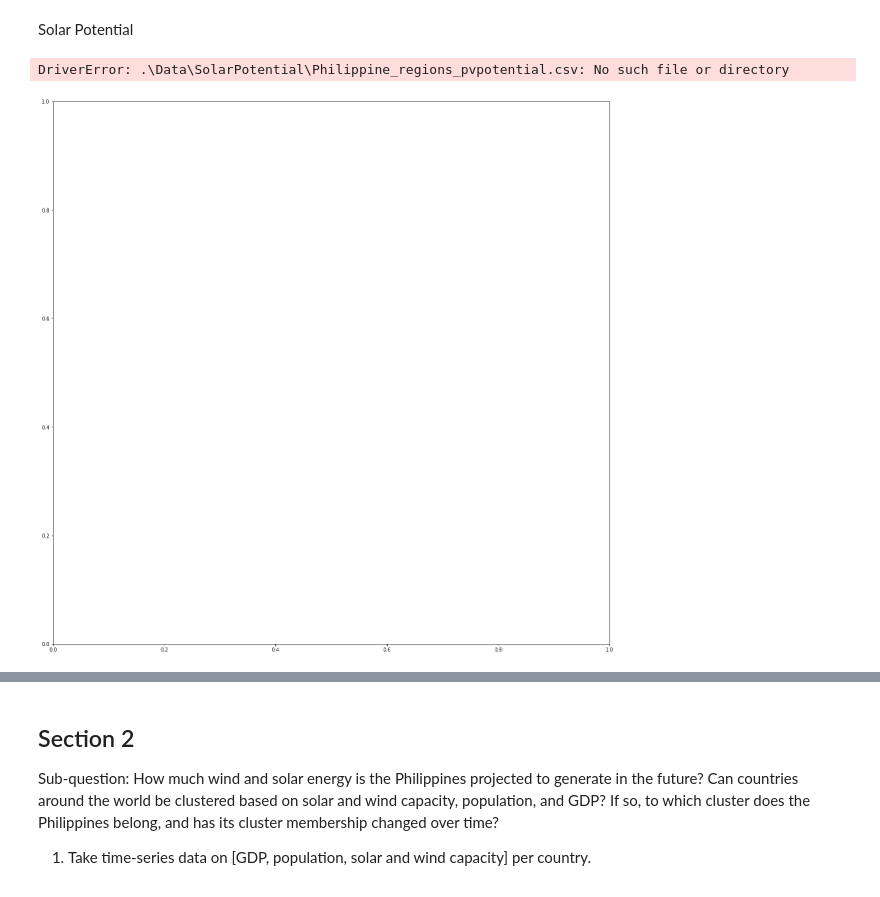
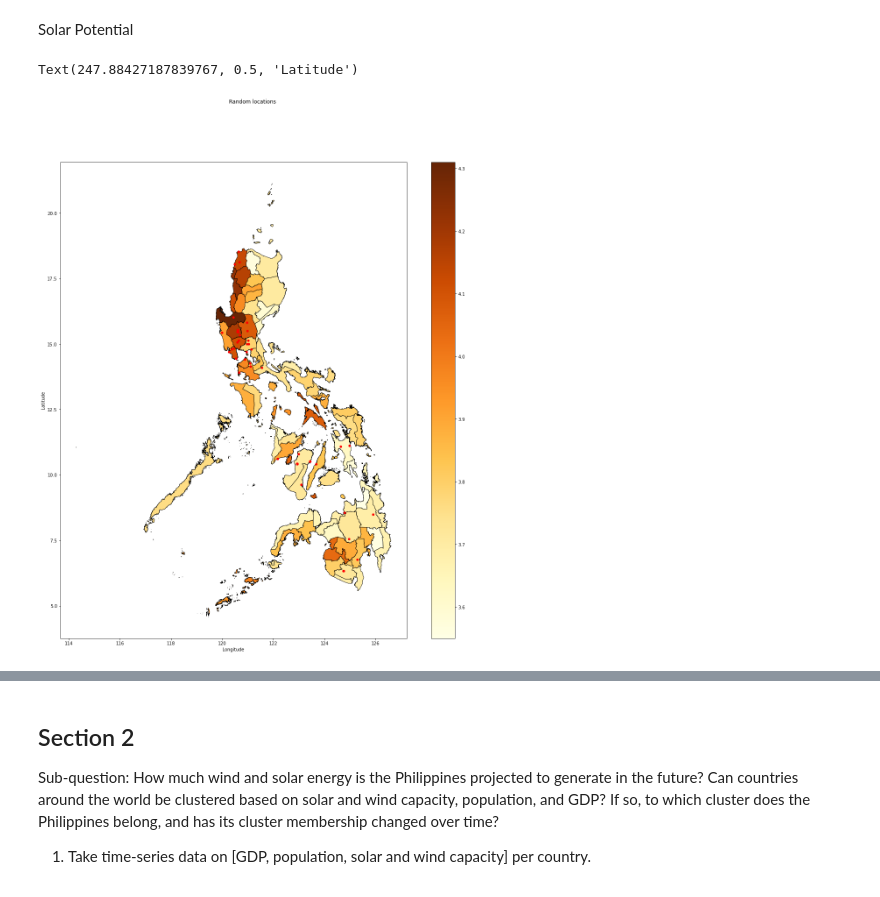
Before and after one commit to RaynorChavez/Solar-Wind-Energy-Analysis-Philippines, a Jupyter notebook: Philippines Solar and Wind Power Analysis.ipynb, the cells around one changed output, grey strips where cells are left out. Saved outputs shown, nothing was run; the diff lists cells and outputs as text; code cells hidden in the pictures.

```diff
--- a/Philippines Solar and Wind Power Analysis.ipynb
+++ b/Philippines Solar and Wind Power Analysis.ipynb
@@ -70,30 +65,31 @@ type(wind_potential_data[variable_wind][0])
 # %%
 # PowerPlants
 powerplantsfp = '.\Data\PowerPlants\global_power_plant_database.csv'
 powerplants = pd.read_csv(powerplantsfp)
 powerplants = powerplants[powerplants.country_long == 'Philippines']
 powerplants = powerplants[powerplants.primary_fuel == 'Solar']
+powerplants.capacity_mw = pd.to_numeric(powerplants.capacity_mw, errors='coerce')
 crs = {'init':'epsg:4326'}
 geometry=[Point(xy) for xy in zip(powerplants["longitude"], powerplants["latitude"])]
 geodata=gpd.GeoDataFrame(powerplants,crs=crs, geometry=geometry)
 
 fig, ax = plt.subplots(figsize=(20,20))
 
 # Data for Solar Potential Heatmap
 datafp = '.\Data\SolarPotential\Philippine_regions_pvpotential.csv'
 solar_potential_data = gpd.read_file(datafp)
 solar_potential_data = solar_potential_data[["ADM2_EN", "avg_specific_pv_output"]]
 solar_potential_data.avg_specific_pv_output = pd.to_numeric(solar_potential_data.avg_specific_pv_output, errors='coerce')
 
 merged_solar = map_df.set_index("ADM2_EN").join(solar_potential_data.set_index("ADM2_EN"))
 variable_solar = "avg_specific_pv_output"
 
 merged_solar.plot(column=variable_solar, cmap="YlOrBr", linewidth=0.8, ax=ax, edgecolor='k', alpha=1, legend=True)
 geodata.plot(ax=ax, color='red', markersize=20)
 
 fig.suptitle('Random locations', fontsize=12)
 ax.set_xlabel('Longitude', fontsize=10)
 ax.set_ylabel('Latitude', fontsize='medium')
 # %% [output]
-DriverError: .\Data\SolarPotential\Philippine_regions_pvpotential.csv: No such file or directory
+Text(247.88427187839767, 0.5, 'Latitude')
-[figure, old version]
+[figure, new version]
```
Also changed, not shown: parts of 4 cells of this notebook, 1 other file.
